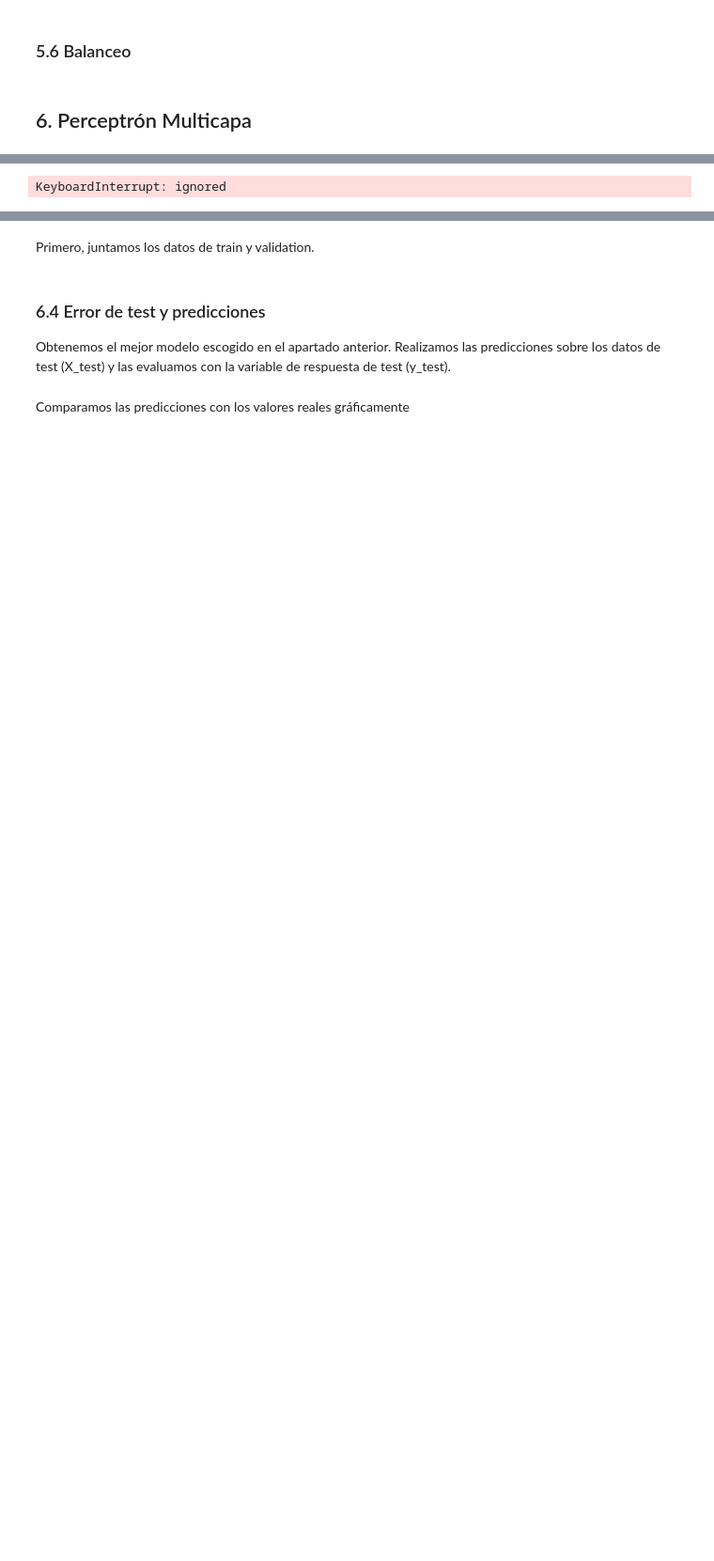
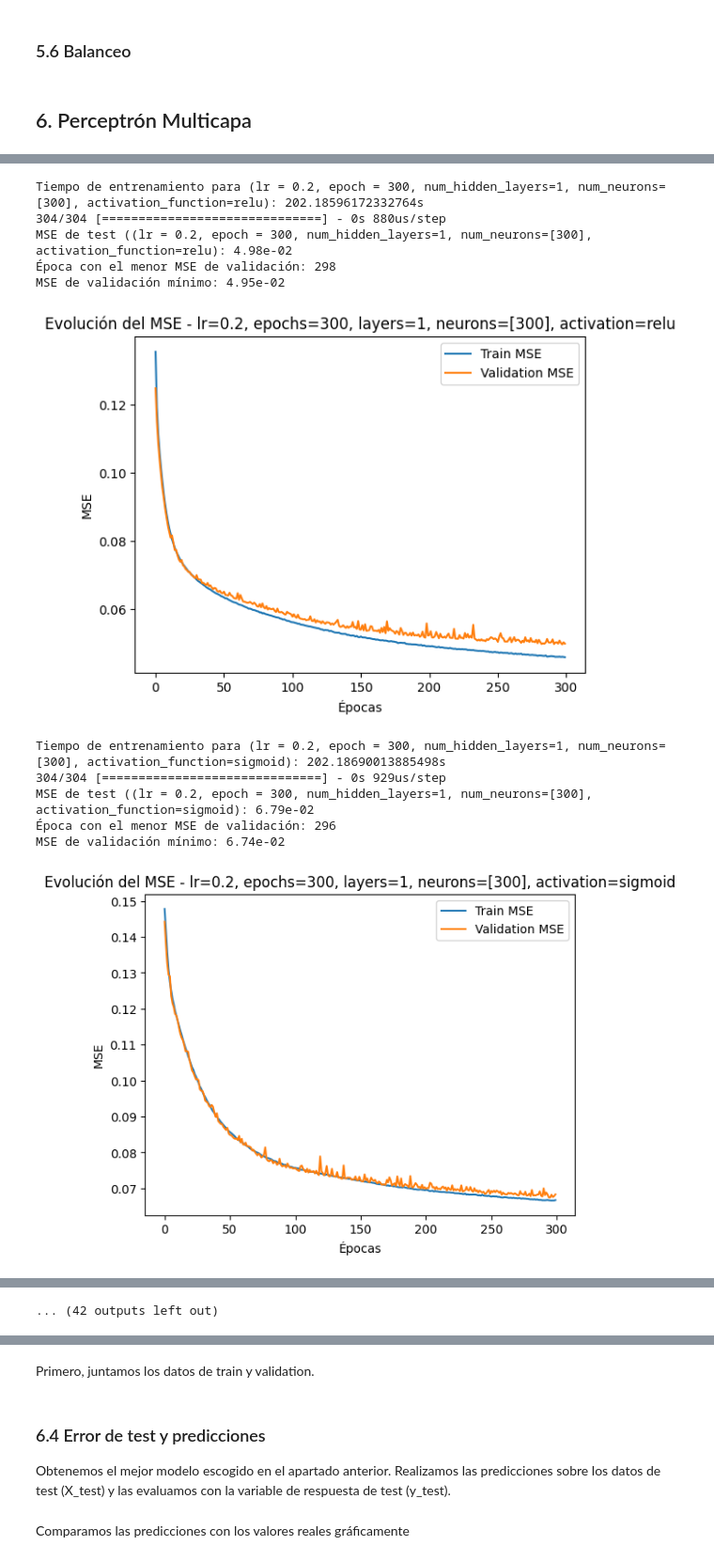
Before and after one commit to pablohd10/P2.1-RRNN, a Jupyter notebook: P2.1_RRNN.ipynb, the cells around one changed output, grey strips where cells are left out. Shown at 94% size. Cells and saved outputs as stored; diff of their text form; code cells hidden in the pictures; blank space fills up the shorter version.

```diff
--- a/P2.1_RRNN.ipynb
+++ b/P2.1_RRNN.ipynb
@@ -385,14 +507,20 @@ A continuación, debemos elegir los mejores hiperparámetros para nuestro conjun
 # %%
 # Definimos las listas de valores para los hiperparámetros
 learning_rates = [0.2, 0.1, 0.05]
-hidden_layers_list = {1: [30],
+hidden_layers_list = {1: [100],
+                      1: [200],
+                      1: [300],
                       2: [60,30],
-                      3: [50,25,15]}
+                      2: [200,75],
+                      2: [300,100],
+                      3: [50,25,15],
+                      3: [200,100,20],
+                      3: [300,150,50]}
 activation_functions = ['relu', 'sigmoid', 'softmax']
-epochs_list = [100]
+epochs_list = [300]
 
 # Crear un DataFrame vacío para almacenar los resultados
-resultados_df = pd.DataFrame(columns=['Learning Rate', 'Hidden Layers', 'Neurons', 'Activation Function', 'Epochs', 'Best Epoch', 'Tiempo de Entrenamiento', 'Train MSE', 'Validation MSE', 'Test MSE'])
+resultados_df = pd.DataFrame(columns=['LR', 'Hidden Layers', 'Neurons', 'Activation Function', 'Epochs', 'Best Epoch', 'Tiempo Entrenamiento', 'Train MSE', 'Validation MSE', 'Test MSE'])
 
 # Iteramos sobre todas las combinaciones de hiperparámetros
 for lr in learning_rates:
@@ -402,7 +530,7 @@ for lr in learning_rates:
 
                 start_time = time.time()
                 # Construimos y entrenamos un modelo con los hiperparámetros actuales
-                modelo, historico = build_and_train_mlp(lr, num_hidden_layers, num_neurons, activation_function, epochs)
+                modelo, historico = build_and_train_mlp(lr, num_hidden_layers, num_neurons, activation_function, epochs, patience=20)
                 tiempo_total = time.time() - start_time
 
                 # Obtenemos las predicciones
@@ -419,37 +547,48 @@ for lr in learning_rates:
                 best_epoch = np.argmin(mse_val) + 1
 
                 # Obtenemos el valor mínimo del MSE de entrenamiento
                 min_mse_train = np.min(mse_train)
                 # Obtenemos el valor mínimo del MSE de validación
                 min_mse_val = np.min(mse_val)
 
-                print(f"Época con el menor MSE de validación: {best_epoch + 1}")  # Sumamos 1 porque las épocas comienzan desde 0
+                print(f"Época con el menor MSE de validación: {best_epoch}")
                 print(f"MSE de validación mínimo: {min_mse_val:.2e} \n")
 
                 # Agregamos los resultados a DataFrame
                 resultados_df = resultados_df.append({
-                    'Learning Rate': lr,
+                    'LR': lr,
                     'Hidden Layers': num_hidden_layers,
                     'Neurons': num_neurons,
                     'Activation Function': activation_function,
                     'Epochs': epochs,
                     'Best Epoch': best_epoch,
-                    'Tiempo de Entrenamiento': tiempo_total,
-                    'Train MSE': min_mse_train,
-                    'Validation MSE': min_mse_val,
-                    'Test MSE': mse_test
+                    'Tiempo Entrenamiento': round(tiempo_total,3),
+                    'Train MSE': "{:.3e}".format(min_mse_train),
+                    'Validation MSE': "{:.3e}".format(min_mse_val),
+                    'Test MSE': "{:.3e}".format(mse_test)
                 }, ignore_index=True)
 
                 # Graficamos la evolución del MSE durante el entrenamiento
                 plt.plot(mse_train, label='Train MSE')
                 plt.plot(mse_val, label='Validation MSE')
                 plt.title(f'Evolución del MSE - lr={lr}, epochs={epochs}, layers={num_hidden_layers}, neurons={num_neurons}, activation={activation_function}')
                 plt.xlabel('Épocas')
                 plt.ylabel('MSE')
                 plt.legend()
                 plt.show()
 
 # Mostrar el DataFrame
 resultados_df.to_csv('RESULTADOS_pruebas.csv', index=False)
 # %% [output]
-KeyboardInterrupt: ignored
+Tiempo de entrenamiento para (lr = 0.2, epoch = 300, num_hidden_layers=1, num_neurons=[300], activation_function=relu): 202.18596172332764s
+304/304 [==============================] - 0s 880us/step
+MSE de test ((lr = 0.2, epoch = 300, num_hidden_layers=1, num_neurons=[300], activation_function=relu): 4.98e-02
+Época con el menor MSE de validación: 298
+MSE de validación mínimo: 4.95e-02
+[figure, added]
+Tiempo de entrenamiento para (lr = 0.2, epoch = 300, num_hidden_layers=1, num_neurons=[300], activation_function=sigmoid): 202.18690013885498s
+304/304 [==============================] - 0s 929us/step
+MSE de test ((lr = 0.2, epoch = 300, num_hidden_layers=1, num_neurons=[300], activation_function=sigmoid): 6.79e-02
+Época con el menor MSE de validación: 296
+MSE de validación mínimo: 6.74e-02
+[figure, added]
@@ -455,0 +619 @@ KeyboardInterrupt: ignored
+... (42 outputs left out)
```
Also changed, not shown: parts of 20 cells of this notebook.
